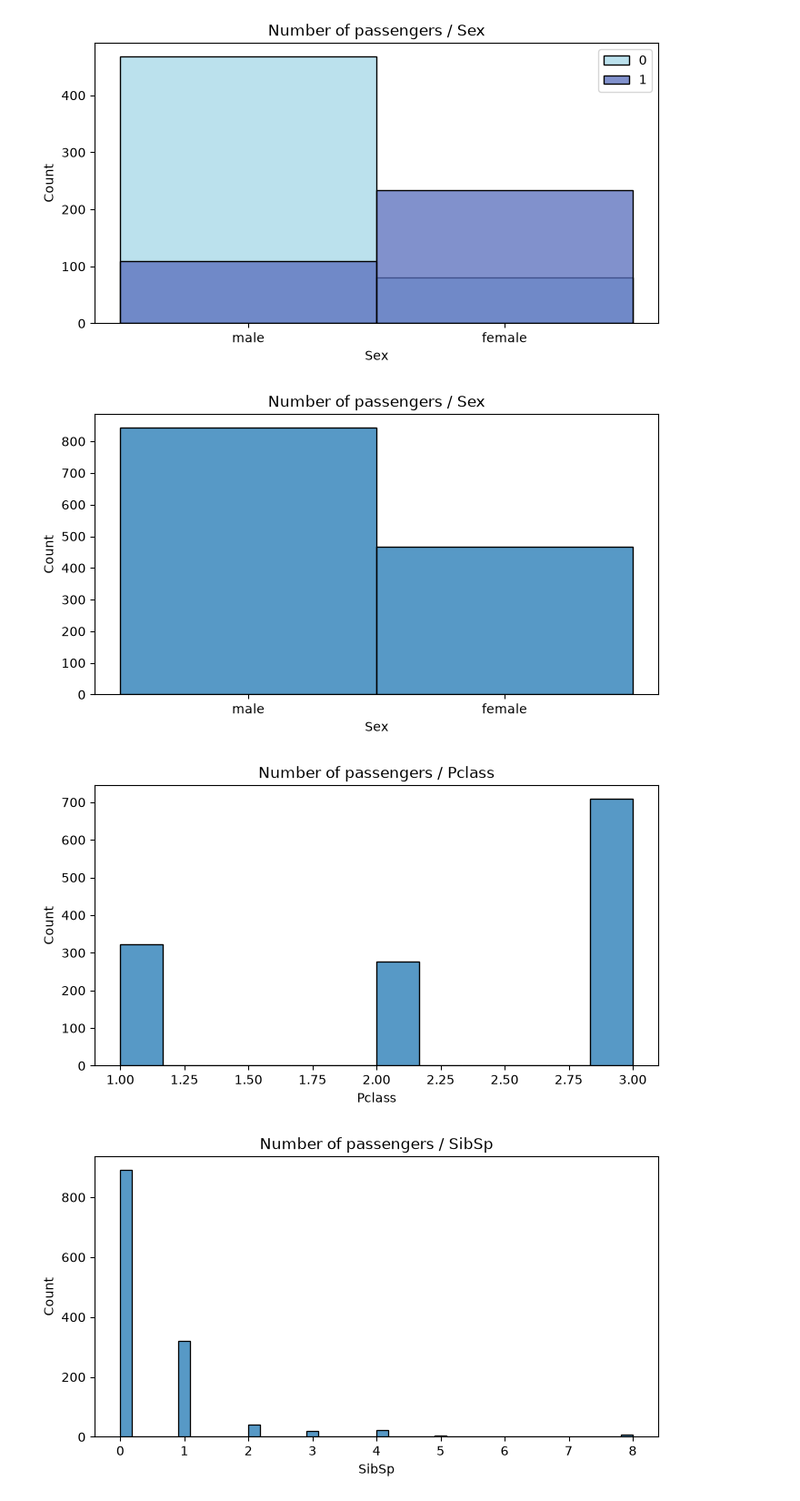
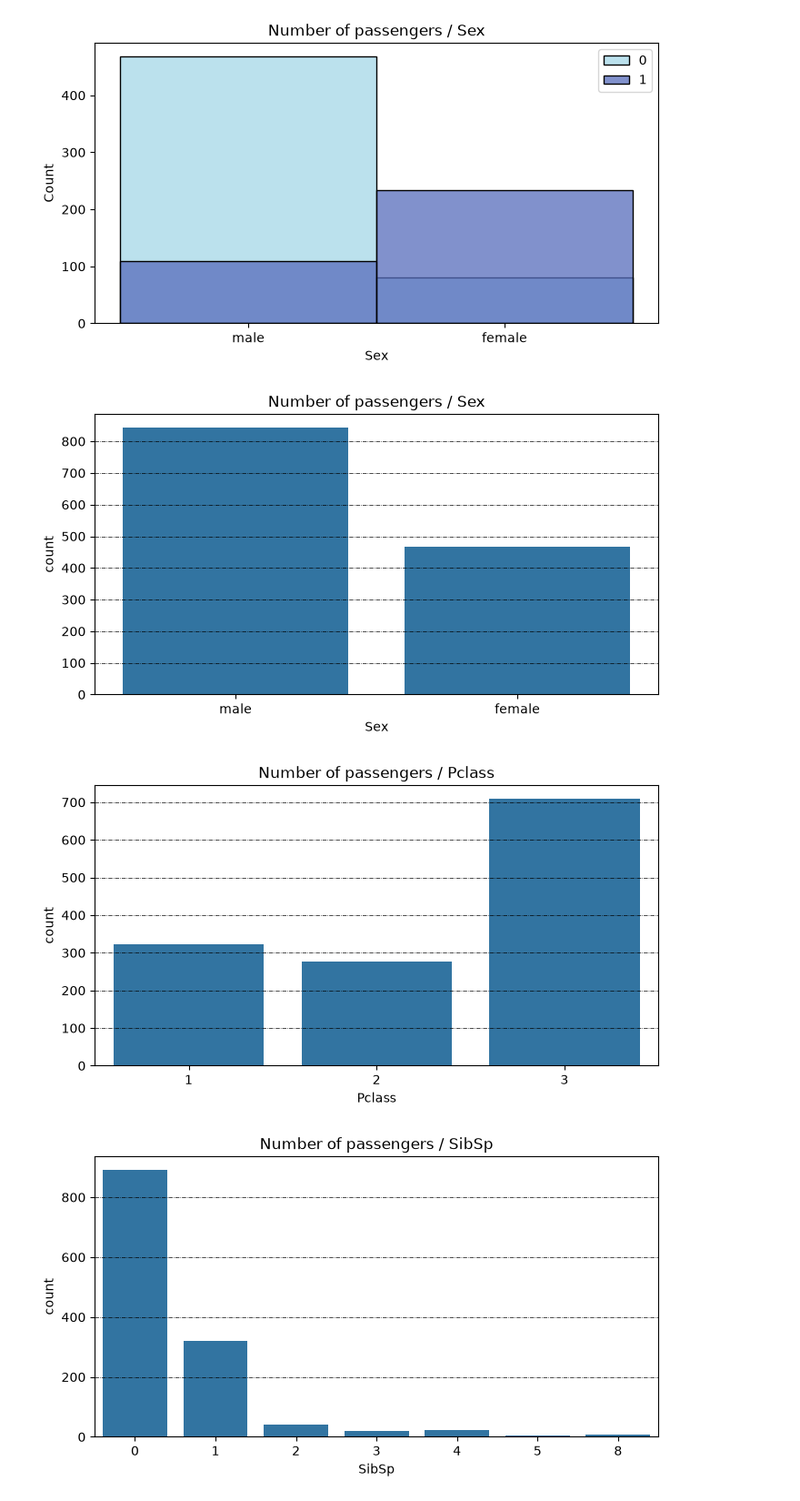
Before and after one commit to hiroh-git/fds-ps1-ex4-nb-to-repo-b2, a Jupyter notebook: notebooks/titanic_analysis.ipynb, the cells around one changed output. Shown at 91% size. Saved outputs shown, nothing was run; the diff lists cells and outputs as text; code cells hidden in the pictures.

```diff
--- a/notebooks/titanic_analysis.ipynb
+++ b/notebooks/titanic_analysis.ipynb
@@ -171,10 +186,11 @@ plot_distribution_pair(train_df, "Sex", "Survived")
 # %% [output]
 [figure]
 # %%
-# Plot count pairs using all_df for the columns: Sex, Pclasss, SibSp, Parch, Embarked
+# Plot count pairs using all_df for the columns:
+# Sex, Pclasss, SibSp, Parch, Embarked
 for col in ["Sex", "Pclass", "SibSp", "Parch", "Embarked"]:
-    plot_distribution_pair(all_df, col)
+    plot_count_pair(all_df, col)
 # %% [output]
-[figure, old version]
+[figure, new version]
-[figure, old version]
+[figure, new version]
-[figure, old version]
+[figure, new version]
```
Also changed, not shown: parts of 36 cells of this notebook, 7 other files.
